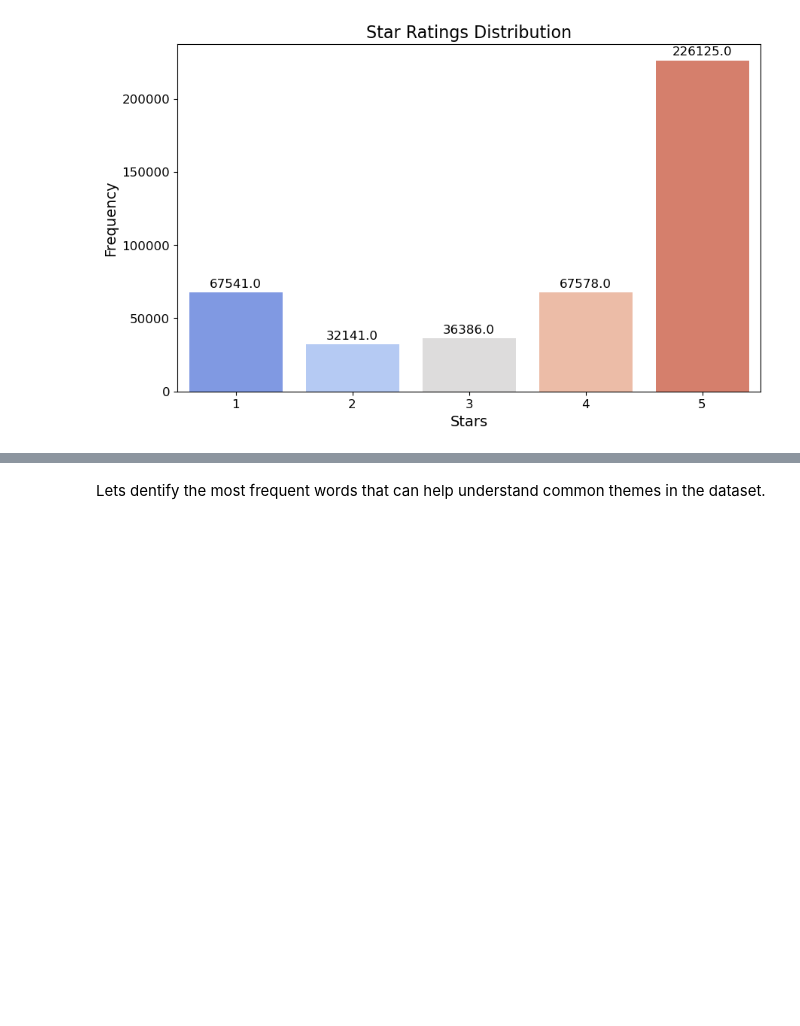
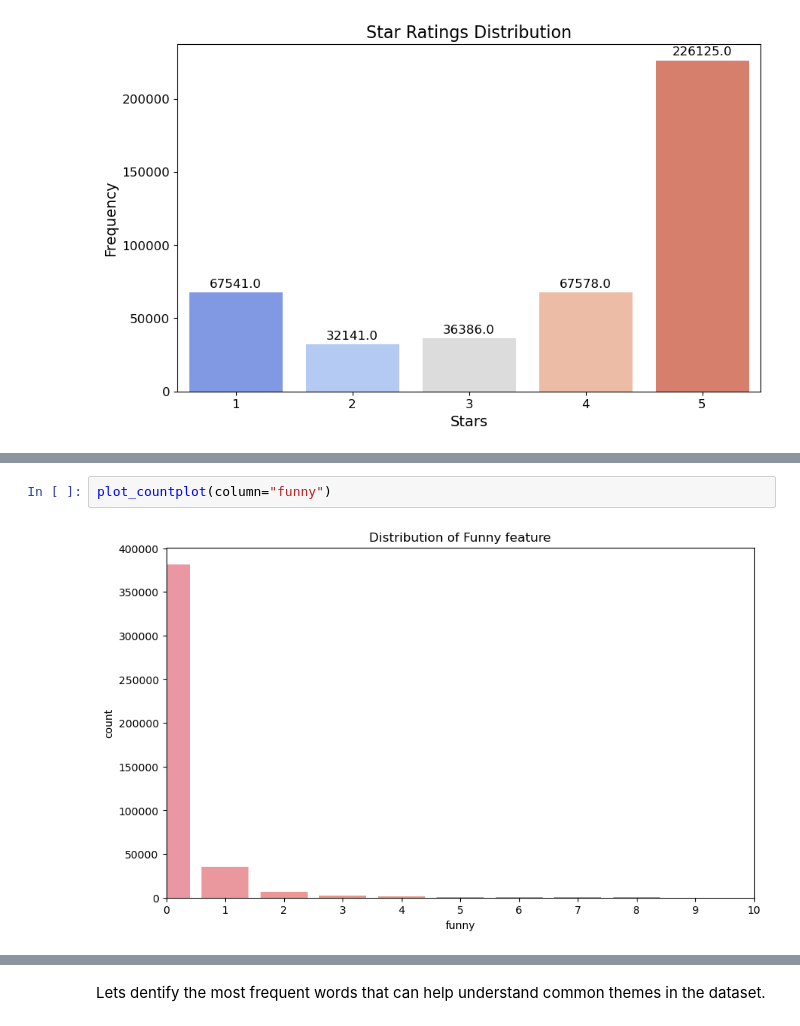
Before and after one commit to ggeorgekkariuki/Sentiment-Analysis, a Jupyter notebook: index.ipynb, the cells around one changed output, grey strips where cells are left out. Saved outputs shown, nothing was run; the diff lists cells and outputs as text; blank space fills up the shorter version.

```diff
--- a/index.ipynb
+++ b/index.ipynb
@@ -426,0 +392,4 @@ The presence of numerous outliers in all three plots indicates that while most r
+# %%
+plot_countplot(column="funny")
+# %% [output]
+[figure, added]
```
Also changed, not shown: parts of 23 cells of this notebook.
